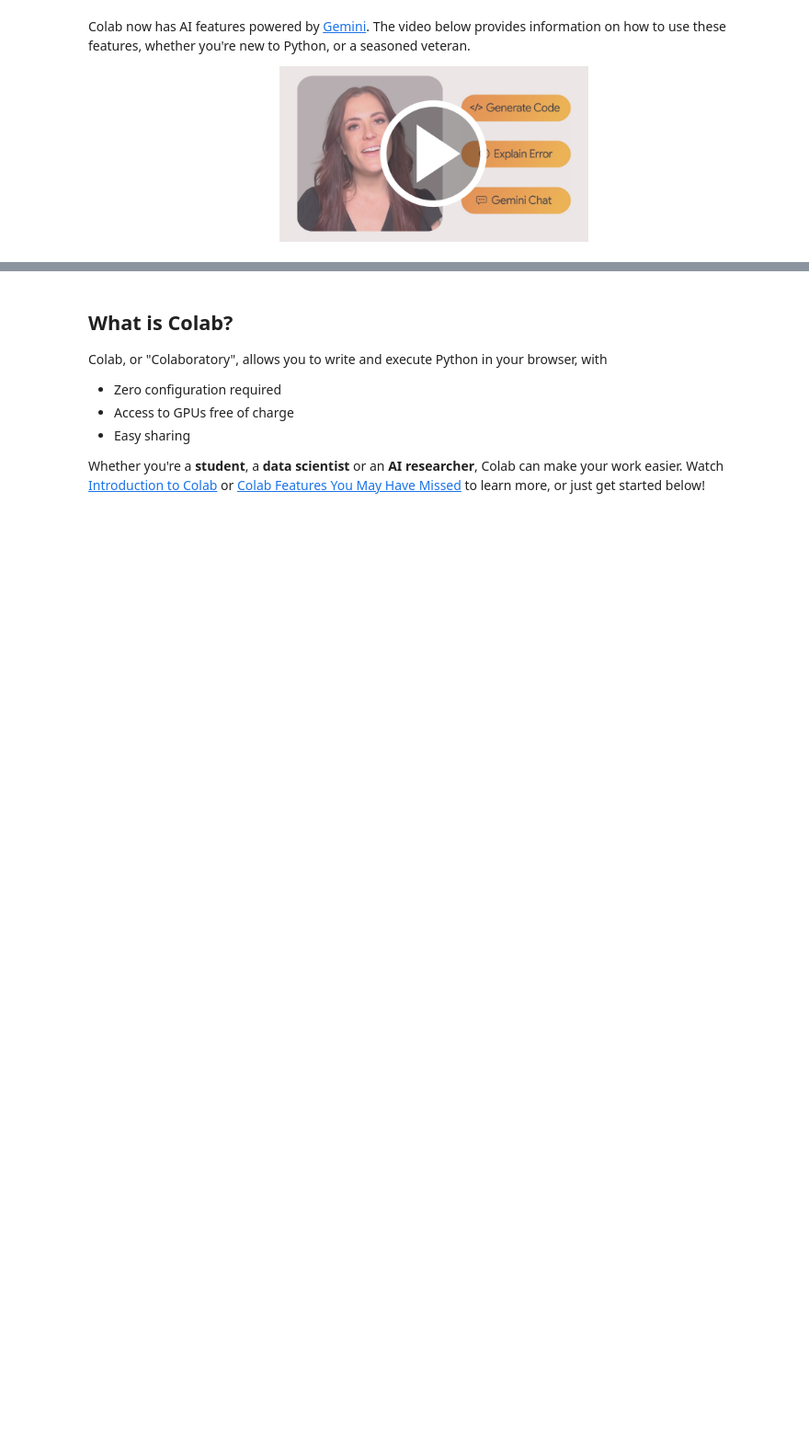
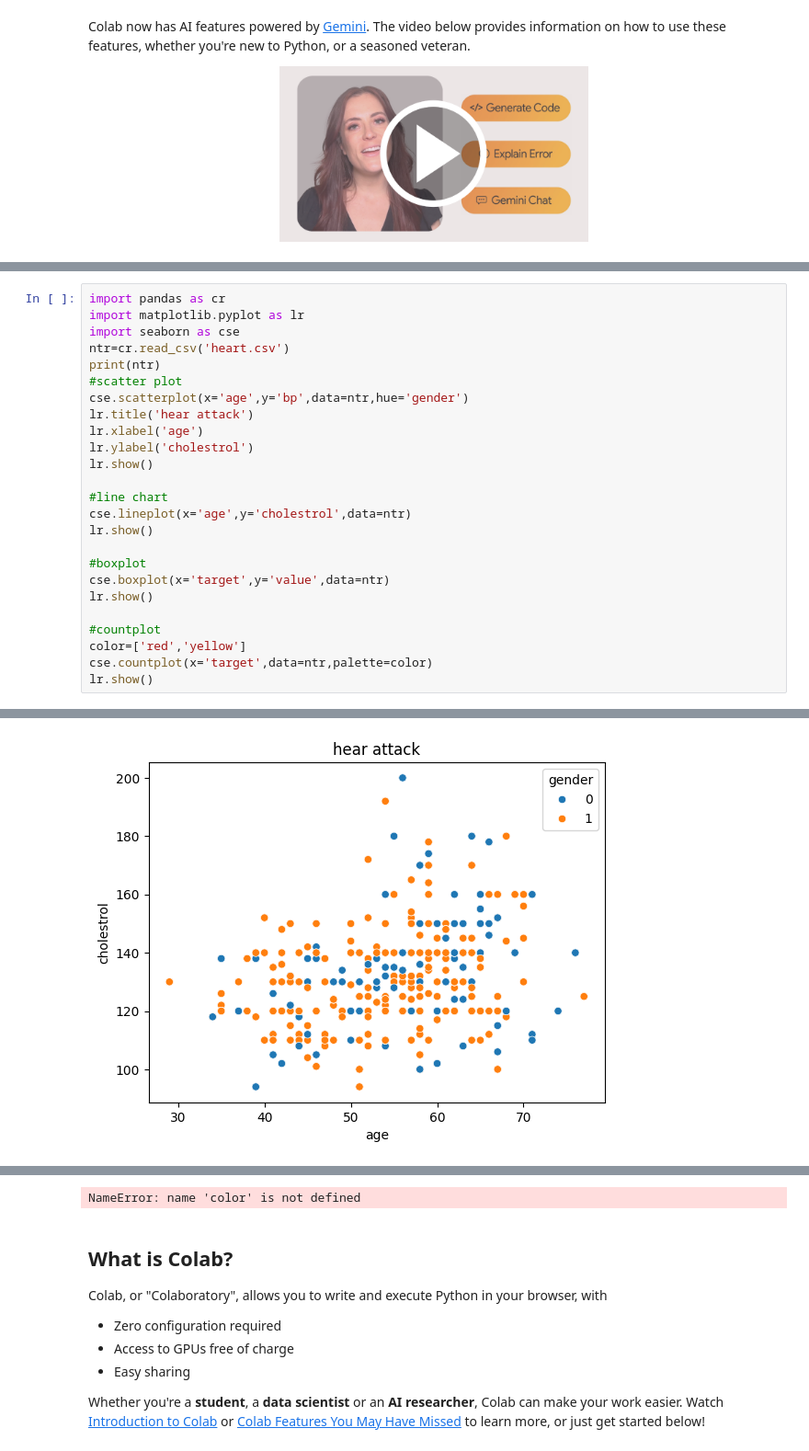
Before and after one commit to VAMSIMIRIYAM/22491A05A3, a Jupyter notebook: Welcome_To_Colab.ipynb, the cells around one changed output, grey strips where cells are left out. Shown at 92% size. Saved outputs shown, nothing was run; the diff lists cells and outputs as text; blank space fills up the shorter version.

```diff
--- a/Welcome_To_Colab.ipynb
+++ b/Welcome_To_Colab.ipynb
@@ -80,0 +35,26 @@ diag[0].pie(ysr,labels=tdp)
+# %%
+import pandas as cr
+import matplotlib.pyplot as lr
+import seaborn as cse
+ntr=cr.read_csv('heart.csv')
+print(ntr)
+#scatter plot
+cse.scatterplot(x='age',y='bp',data=ntr,hue='gender')
+lr.title('hear attack')
+lr.xlabel('age')
+lr.ylabel('cholestrol')
+lr.show()
+
+#line chart
+cse.lineplot(x='age',y='cholestrol',data=ntr)
+lr.show()
+
+#boxplot
+cse.boxplot(x='target',y='value',data=ntr)
+lr.show()
+
+#countplot
+color=['red','yellow']
+cse.countplot(x='target',data=ntr,palette=color)
+lr.show()
+# %% [output]
@@ -80,0 +78 @@ diag[0].pie(ysr,labels=tdp)
+[figure, added]
@@ -81,3 +81,4 @@ diag[0].pie(ysr,labels=tdp)
+NameError: name 'color' is not defined
 # %% [markdown]
 <div class="markdown-google-sans">
   <h2>What is Colab?</h2>
```
Also changed, not shown: parts of 2 cells of this notebook.
